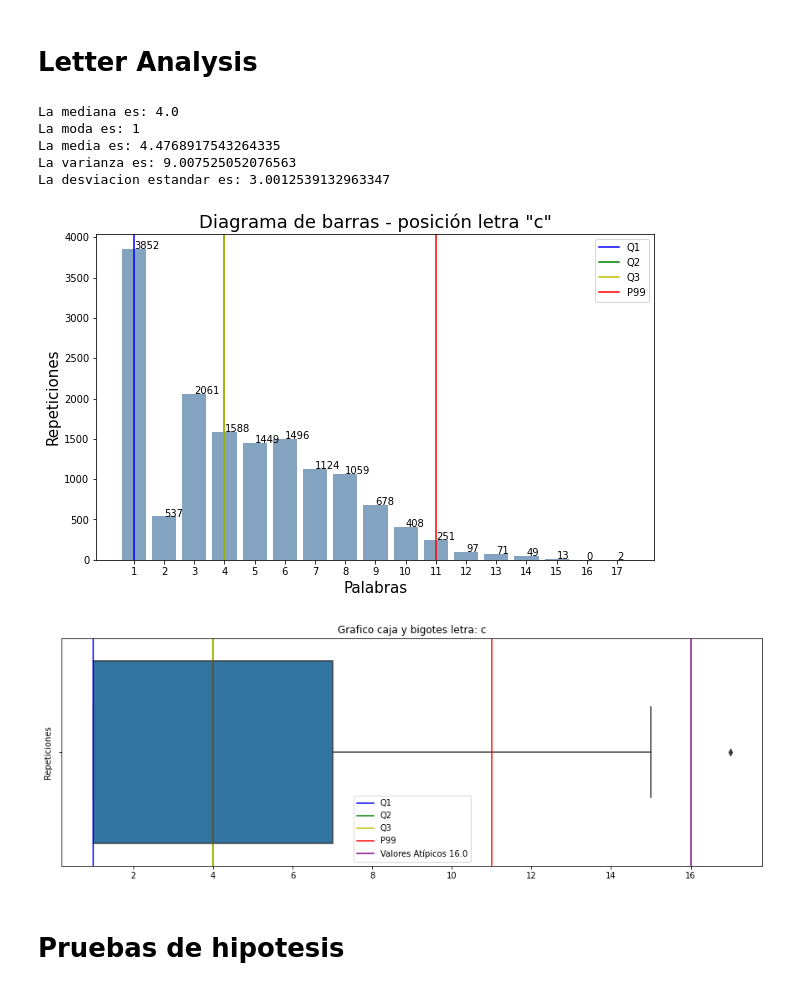
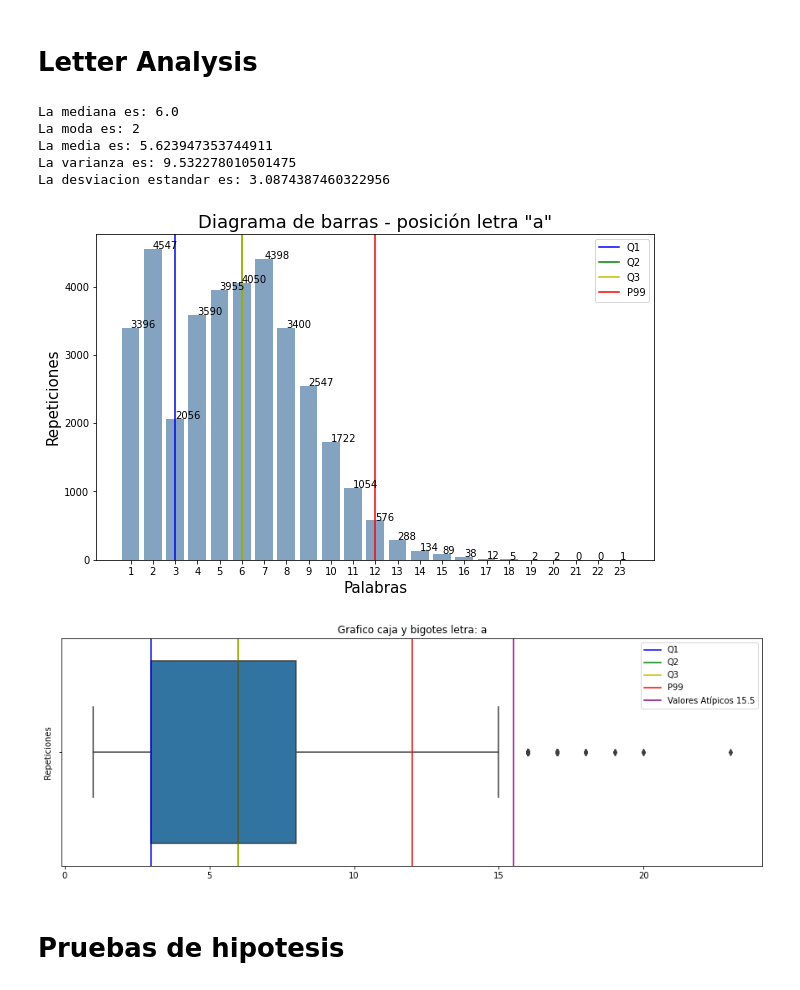
Before and after one commit to jbedoy22/data_understanding, a Jupyter notebook: Reto_BI/Analize_Data_Base.ipynb, the cells around one changed output. Drawn from its saved outputs; the diff is of its cells as text; code cells hidden in the pictures.

```diff
--- a/Reto_BI/Analize_Data_Base.ipynb
+++ b/Reto_BI/Analize_Data_Base.ipynb
@@ -60,7 +60,7 @@ def calculate_stadistics(numbers_list):
 #La funcion devuelve una lista, la poscion 0 es unla lista por posicion el numero de palabras de la longitud
 # la posicion 1 devulve las palabras con la longitud que se le asigne en en long
 # la posicion 2 devulve la longitud de cada palabra
-def len_words(words_list,long = None):
+def len_words(words_list):
     letters_in_a_word = []
     for word in words_list:
         cont = 0
@@ -70,14 +70,17 @@ def len_words(words_list,long = None):
     words_long = [0 for i in range(max(letters_in_a_word)+1)]
     for num in letters_in_a_word:
         words_long[num] += 1
+    return [words_long,letters_in_a_word]
+
+# create list of works to specific lenght
+
+def words_specific_length(long,words_list):
     words = []
-    if long != None:
-        for num in range(len(letters_in_a_word)):
-            if letters_in_a_word[num] == long:
-                words.append(words_list[num])
+    max_len = len(max(words_list,key = len))
+    if long <= max_len:
+        for word in words_list:
+            if len(word) == long:
+                words.append(word)
     else:
         words = ['0']
-    return [words_long,words,letters_in_a_word]
-
-a = len_words(['holawueue','dhcbshcb','a'],8)
-print(a)
+    return words
@@ -232,10 +233,11 @@ La desviacion estandar es: 2.446781774109866
 [figure]
 # %%
 #analissi de las palabras por su longitud
-words_final_len=len_words(words_final_list,20)
-print(words_final_len[1])
+words_final_len=len_words(words_final_list)
+words_length = words_specific_length(19,words_final_list)
+print(words_length)
 xaxis= [str(i) for i in range(26)]
-stadistics = calculate_stadistics(words_final_len[2])
+stadistics = calculate_stadistics(words_final_len[1])
 bars_diagram(xaxis[4:],words_final_len[0][4:],'Diagrama Longitud De Las Palabras Base De Datos Final',
              'longitud de las palabras','Número de palabras',stadistics,4)
 ##------
@@ -322,13 +322,14 @@ position_letters_dict = posittion_dict(alphabet,words_final_list)
 # %%
-letter_analysis('c',position_letters_dict)
+position_letters_dict = posittion_dict(alphabet,words_final_list)
+letter_analysis('a',position_letters_dict)
 # %% [output]
-La mediana es: 4.0
-La moda es: 1
-La media es: 4.4768917543264335
-La varianza es: 9.007525052076563
-La desviacion estandar es: 3.0012539132963347
+La mediana es: 6.0
+La moda es: 2
+La media es: 5.623947353744911
+La varianza es: 9.532278010501475
+La desviacion estandar es: 3.0874387460322956
-[figure, old version]
+[figure, new version]
-[figure, old version]
+[figure, new version]
 # %% [markdown]
 # Pruebas de hipotesis
 # %%
```
Also changed, not shown: parts of 18 cells of this notebook, 2 other files.
